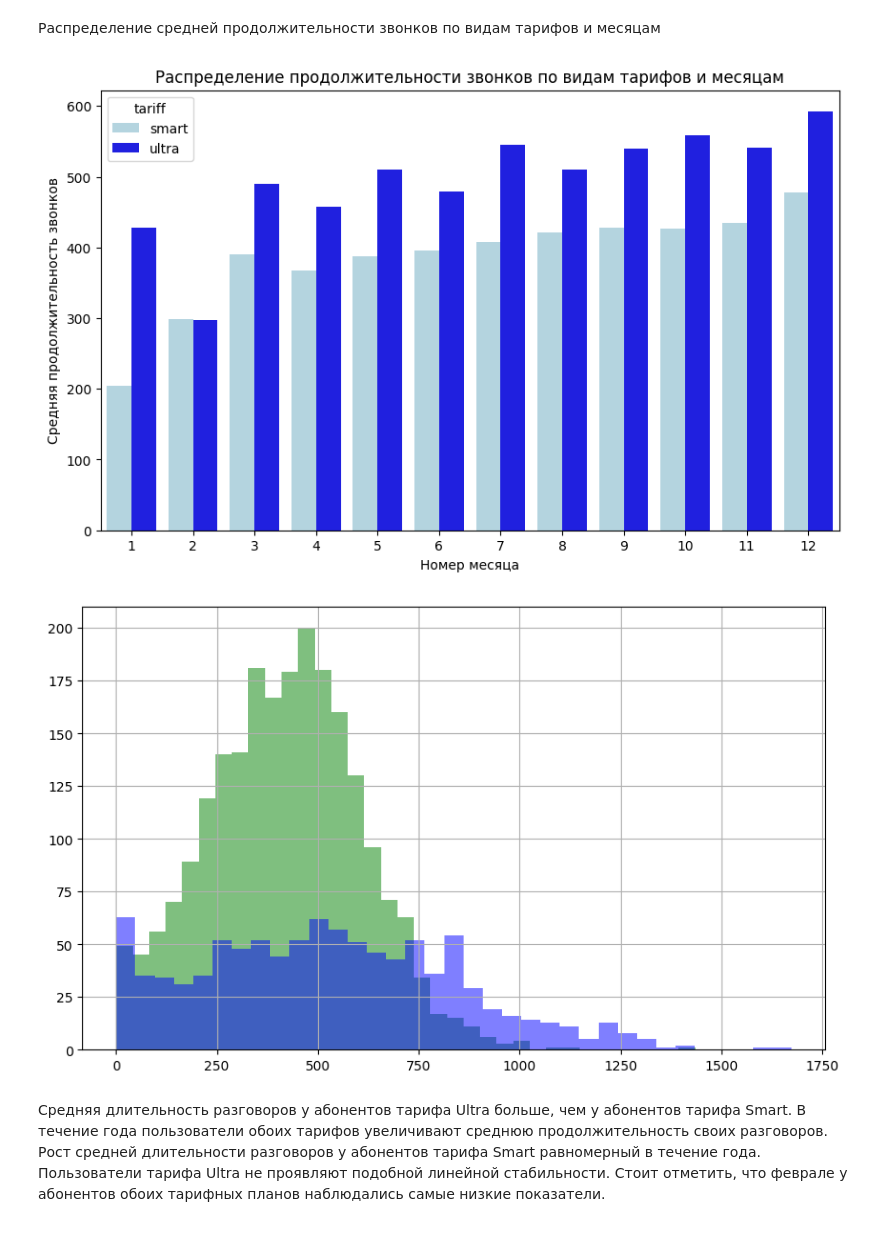
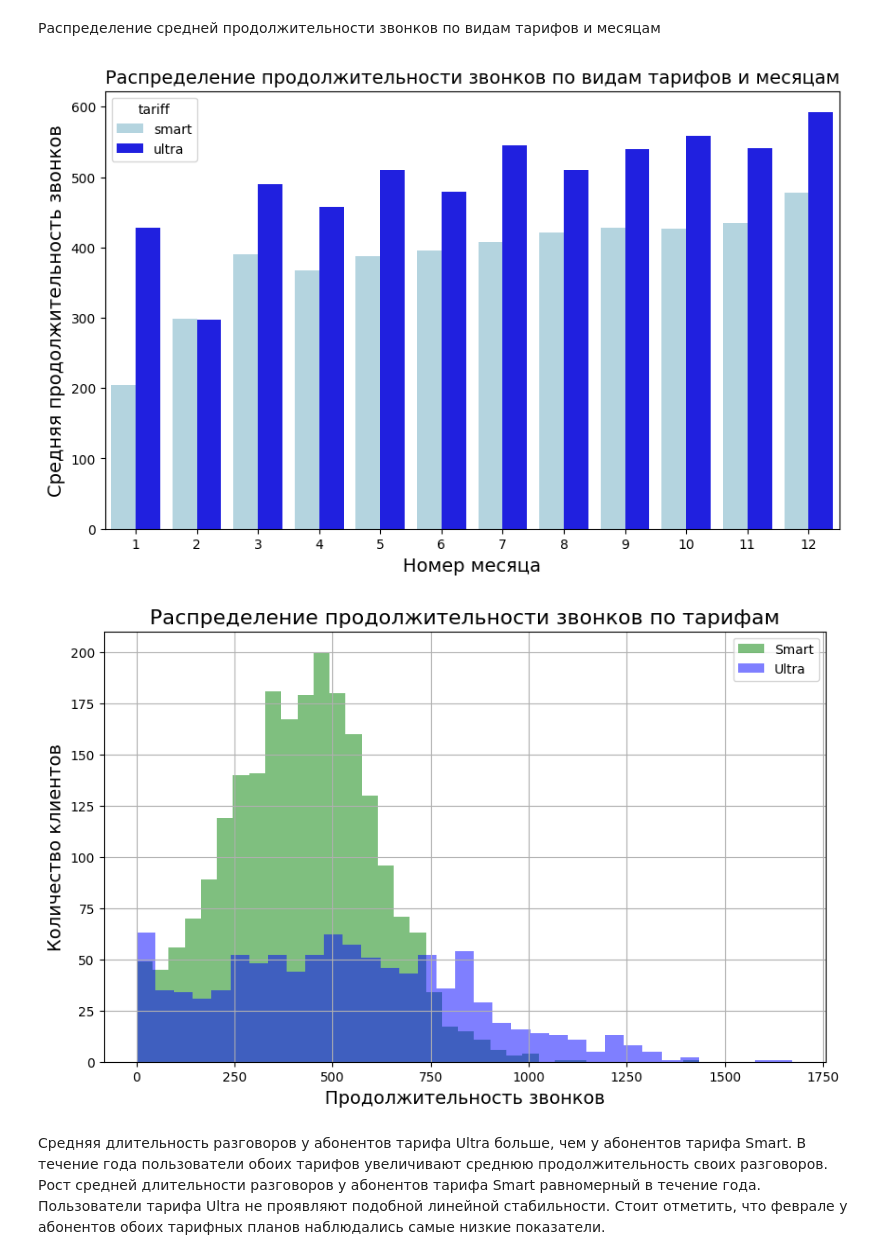
Before and after one commit to avostapenkokz/Portfolio, a Jupyter notebook: TelecomAnalysis/TelecomAnalysis.ipynb, the cells around one changed output. Cells and saved outputs as stored; diff of their text form; code cells hidden in the pictures.

```diff
--- a/TelecomAnalysis/TelecomAnalysis.ipynb
+++ b/TelecomAnalysis/TelecomAnalysis.ipynb
@@ -537,17 +540,23 @@ ax = sns.barplot(x='month',
             data=stats_df,
             palette=['lightblue', 'blue'])
 
-ax.set_title('Распределение продолжительности звонков по видам тарифов и месяцам')
-ax.set(xlabel='Номер месяца', ylabel='Средняя продолжительность звонков');
+ax.set_title('Распределение продолжительности звонков по видам тарифов и месяцам', fontsize=14)
+ax.set_xlabel('Номер месяца', fontsize=14)
+ax.set_ylabel('Средняя продолжительность звонков', fontsize=14);
 # %% [output]
-[figure, old version]
+[figure, new version]
 # %%
 plt.figure(figsize=(10, 6))
 
 user_behavior[user_behavior['tariff'] =='smart']['minutes'].hist(bins=35, alpha=0.5, color='green')
-user_behavior[user_behavior['tariff'] =='ultra']['minutes'].hist(bins=35, alpha=0.5, color='blue');
+user_behavior[user_behavior['tariff'] =='ultra']['minutes'].hist(bins=35, alpha=0.5, color='blue')
+plt.legend(['Smart', 'Ultra'])
+
+plt.xlabel('Продолжительность звонков', fontsize=14)
+plt.ylabel('Количество клиентов', fontsize=14)
+plt.title('Распределение продолжительности звонков по тарифам', fontsize=16);
 # %% [output]
-[figure, old version]
+[figure, new version]
 # %% [markdown]
 Средняя длительность разговоров у абонентов тарифа Ultra больше, чем у абонентов тарифа Smart. В течение года пользователи обоих тарифов увеличивают среднюю продолжительность своих разговоров. Рост средней длительности разговоров у абонентов тарифа Smart равномерный в течение года. Пользователи тарифа Ultra не проявляют подобной линейной стабильности. Стоит отметить, что феврале у абонентов обоих тарифных планов наблюдались самые низкие показатели.
 # %% [markdown]
```
Also changed, not shown: parts of 6 cells of this notebook.
